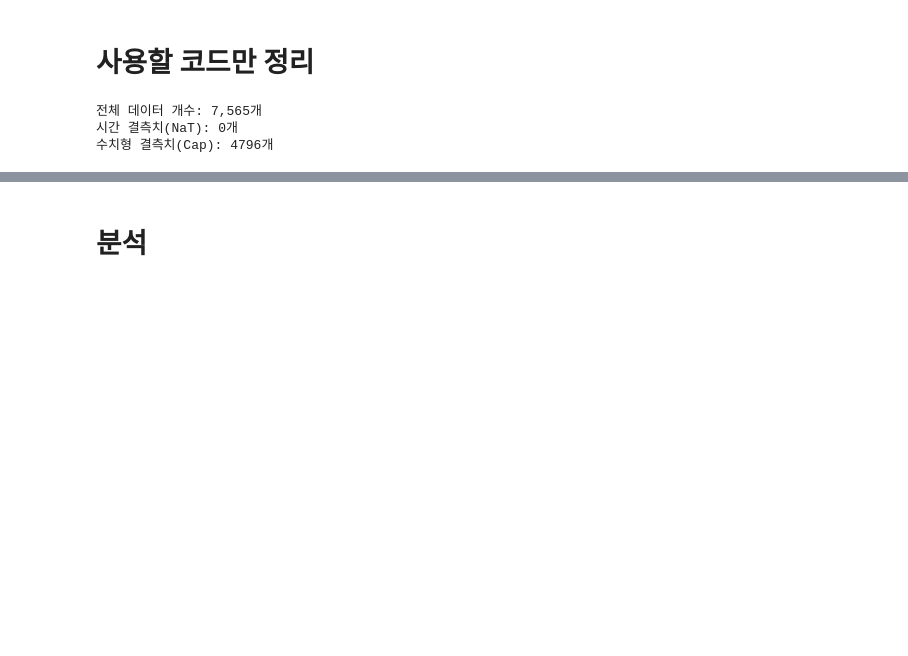
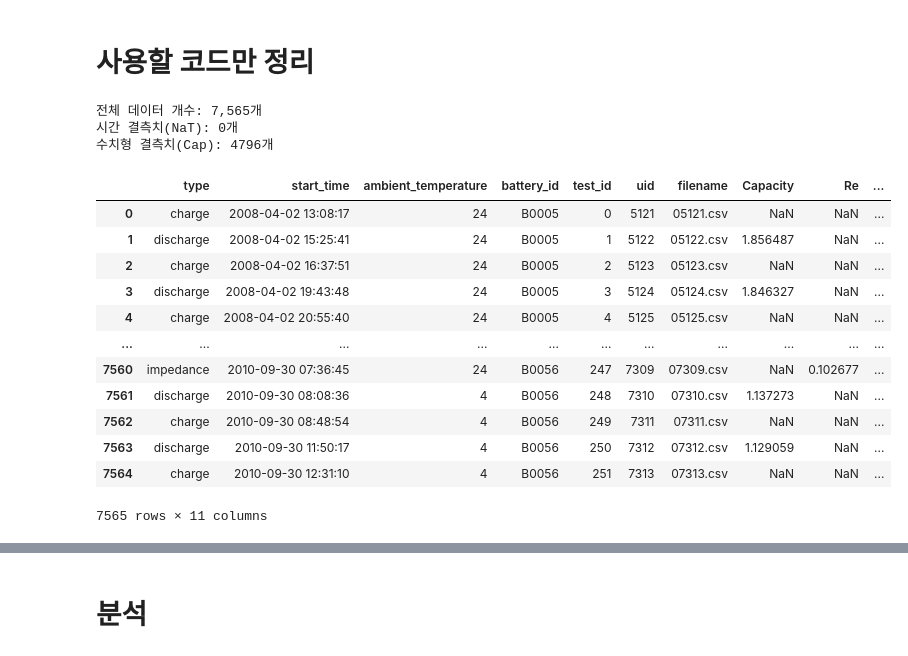
Before and after one commit to dlalswns0211/sparta_project_3_team11, a Jupyter notebook: works/rsh/rsh_02_02_5임피던스전처리.ipynb, the cells around one changed output, grey strips where cells are left out. Saved outputs shown, nothing was run; the diff lists cells and outputs as text; code cells hidden in the pictures; blank space fills up the shorter version.

Commit message:
3type 값 이어 확인해보기

```diff
--- a/works/rsh/rsh_02_02_5임피던스전처리.ipynb
+++ b/works/rsh/rsh_02_02_5임피던스전처리.ipynb
@@ -89,6 +87,22 @@ print(f"수치형 결측치(Cap): {df['Capacity'].isna().sum()}개")
 전체 데이터 개수: 7,565개
 시간 결측치(NaT): 0개
 수치형 결측치(Cap): 4796개
+# %%
+df
+# %% [output]
+|  | type | start_time | ambient_temperature | battery_id | test_id | uid | filename | Capacity | Re | ... |
+| 0 | charge | 2008-04-02 13:08:17 | 24 | B0005 | 0 | 5121 | 05121.csv | NaN | NaN | ... |
+| 1 | discharge | 2008-04-02 15:25:41 | 24 | B0005 | 1 | 5122 | 05122.csv | 1.856487 | NaN | ... |
+| 2 | charge | 2008-04-02 16:37:51 | 24 | B0005 | 2 | 5123 | 05123.csv | NaN | NaN | ... |
+| 3 | discharge | 2008-04-02 19:43:48 | 24 | B0005 | 3 | 5124 | 05124.csv | 1.846327 | NaN | ... |
+| 4 | charge | 2008-04-02 20:55:40 | 24 | B0005 | 4 | 5125 | 05125.csv | NaN | NaN | ... |
+| ... | ... | ... | ... | ... | ... | ... | ... | ... | ... | ... |
+| 7560 | impedance | 2010-09-30 07:36:45 | 24 | B0056 | 247 | 7309 | 07309.csv | NaN | 0.102677 | ... |
+| 7561 | discharge | 2010-09-30 08:08:36 | 4 | B0056 | 248 | 7310 | 07310.csv | 1.137273 | NaN | ... |
+| 7562 | charge | 2010-09-30 08:48:54 | 4 | B0056 | 249 | 7311 | 07311.csv | NaN | NaN | ... |
+| 7563 | discharge | 2010-09-30 11:50:17 | 4 | B0056 | 250 | 7312 | 07312.csv | 1.129059 | NaN | ... |
+| 7564 | charge | 2010-09-30 12:31:10 | 4 | B0056 | 251 | 7313 | 07313.csv | NaN | NaN | ... |
+7565 rows × 11 columns
 # %%
 # 'B0005', 'B0006', 'B0007', 'B0018' 배터리 대상으로 충전 / 방전 / 임피던스별 data 구성하기
 # SOH EOL RUL cycle 파생
```
Also changed, not shown: parts of 45 cells of this notebook, 6 other files.
